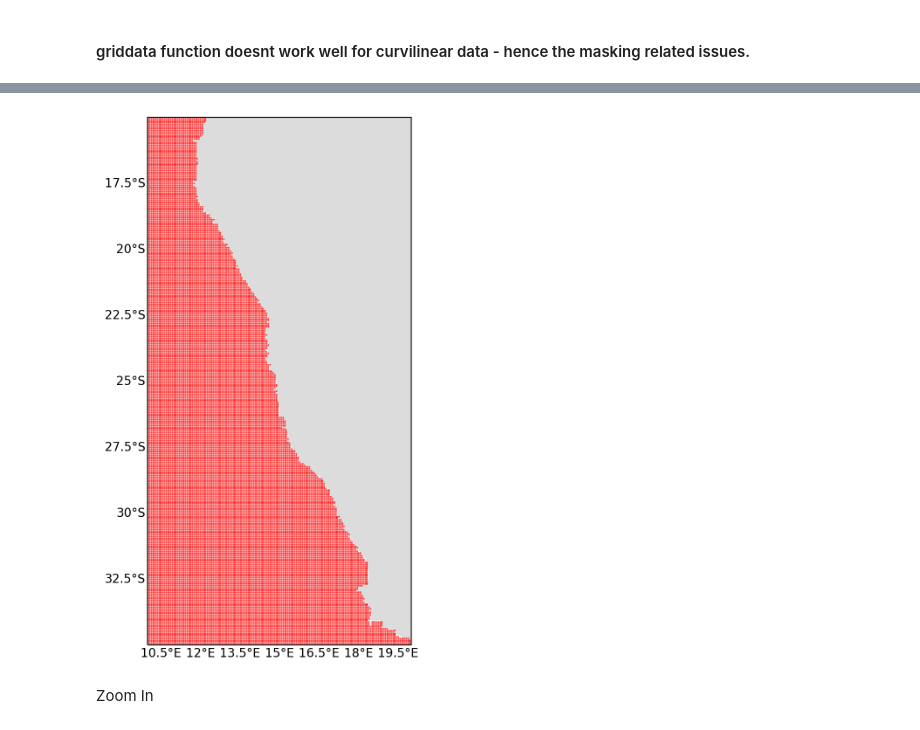
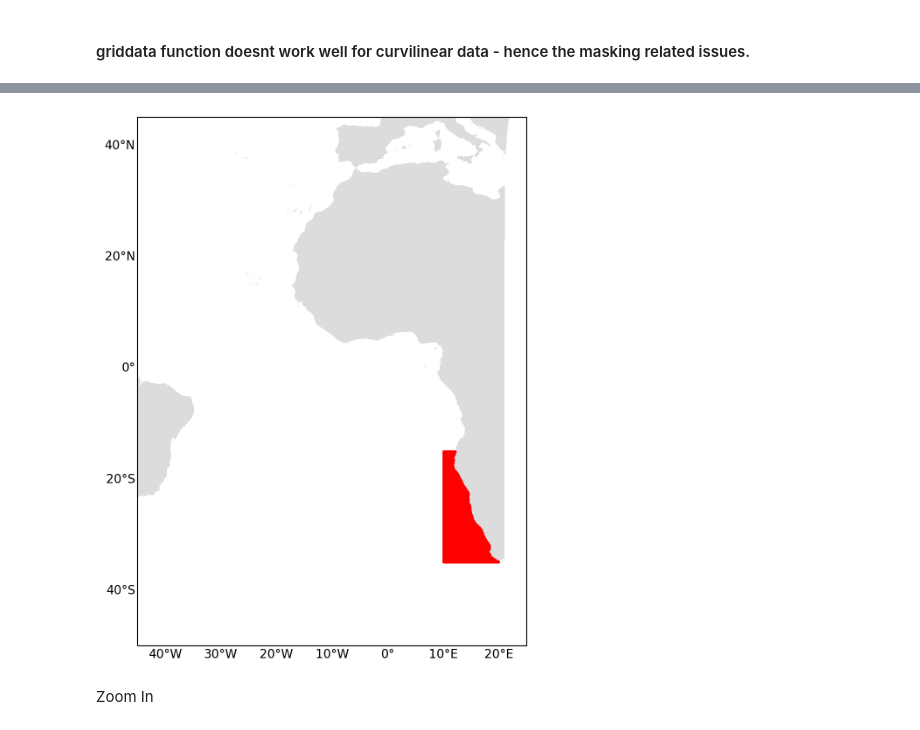
Before and after one commit to OceanParcels/atlanteco_plankton_plastic_nutrients_dispersion, a Jupyter notebook: src/processing/extract_Benguela_region.ipynb, the cells around one changed output, grey strips where cells are left out. Drawn from its saved outputs; the diff is of its cells as text; code cells hidden in the pictures.

Commit message:
Release particles updated (adj. left)

```diff
--- a/src/processing/extract_Benguela_region.ipynb
+++ b/src/processing/extract_Benguela_region.ipynb
@@ -38,16 +39,16 @@ ax.legend()
 <h4> Given a delta value- resolution of particles to be relased across a regular grid, compute the lats and lons of release points. \n Benguela Upwelling region lies between 10E-20E and 35S-20S ().
 # %%
 # Only upwelling region: (961, 641), 0.0625/4: #n: 370831
-# left_lon = 10.0
-# right_lon = 20.0
+left_lon = 10.0
+right_lon = 20.0
+top_lat = -15
+bottom_lat = -35
+
+# extra region- FTLE: (1601, 1025), 0.0625/4 #n 1m
+# left_lon = 10
+# right_lon = 20
 # top_lat = -15
 # bottom_lat = -35
-
-# extra region- FTLE: (1601, 1025), 0.0625/4 #n 1m
-left_lon = 5
-right_lon = 20
-top_lat = -15
-bottom_lat = -35
 
 # Test region : near Cape Cauldron
 # left_lon = 17.5
@@ -55,10 +56,8 @@ bottom_lat = -35
 # top_lat = -32.5
 # bottom_lat = -34.5
 
-den=16
+den=32
 delta= 1/den
-# delta = 0.0625/4  # divided by 4 (1601, 1025)
-# n=1,161,543(linear, but particles near 21E), 1,153,714(nearest) and without (401, 257) n=72,842
 
 lons = np.arange(left_lon, right_lon + delta, delta)
 lats = np.arange(bottom_lat, top_lat + delta, delta)
@@ -111,34 +96,26 @@ locations.to_csv('/nethome/manra003/atlanteco_plankton_plastic_nutrients_dispers
         index=False, header=True, sep=',')
 # %%
+
 custom_size=10
 fig = plt.figure(figsize=(12,8), dpi=200)
 ax = plt.axes(projection=ccrs.PlateCarree())
 gl = ax.gridlines(draw_labels=True)
 gl.xlines = False
 gl.ylines = False
 gl.top_labels = False
 gl.right_labels = False
 gl.xlabel_style = {'size': custom_size, 'color': 'k'}
 gl.ylabel_style = {'size': custom_size, 'color': 'k'}
+# ax.add_feature(cfeature.COASTLINE)
 colormap = clr.ListedColormap(['gainsboro', 'white'])
+ax.pcolormesh(mask_lon[0, :,:], mask_lat[0, :,:], mask_land[0,0, 1:,1:], cmap=colormap)
 
-# Near Amazon river- 4-5 month simulations
-ax.pcolormesh(mask_lon[0, 1249:1750, 1499:], mask_lat[0, 1249:1750, 1499:], mask_land[0,0, 1250:1750, 1500:], cmap=colormap)
-# ax.pcolormesh(mask_lon[0, :, :], mask_lat[0, :, :], mask_land[0,0, 1:, 1:], cmap=colormap)
-
-# ax.scatter(mask_lon[0, 1249:1750, 1499:], mask_lat[0, 1249:1750, 1499:],marker='X',s=0.3, c='red')
-# ax.scatter(mask_lon[0, :, :], mask_lat[0, :, :], c=mask_land[0,0, :, :], cmap=plt.cm.Reds, s=0.5)
-# ax.scatter(mask_lon[0, :, :], mask_lat[0, :, :],marker='X',s=0.3, c='red')
-
-
-# ax.set_xlim(3,21)
-# ax.set_ylim(-42,-13)
-ax.set_xlim(10, 20)
-ax.set_ylim(-35, -15)
+ax.set_xlim(-45, 25)
+ax.set_ylim(-50, 45)
 ax.scatter(ocean_lons, ocean_lats, s=0.1, c="red")
 plt.show()
 # %% [output]
-[figure, old version]
+[figure, new version]
 # %% [markdown]
 Zoom In
 # %%
```
Also changed, not shown: parts of 29 cells of this notebook, 1 other file.
